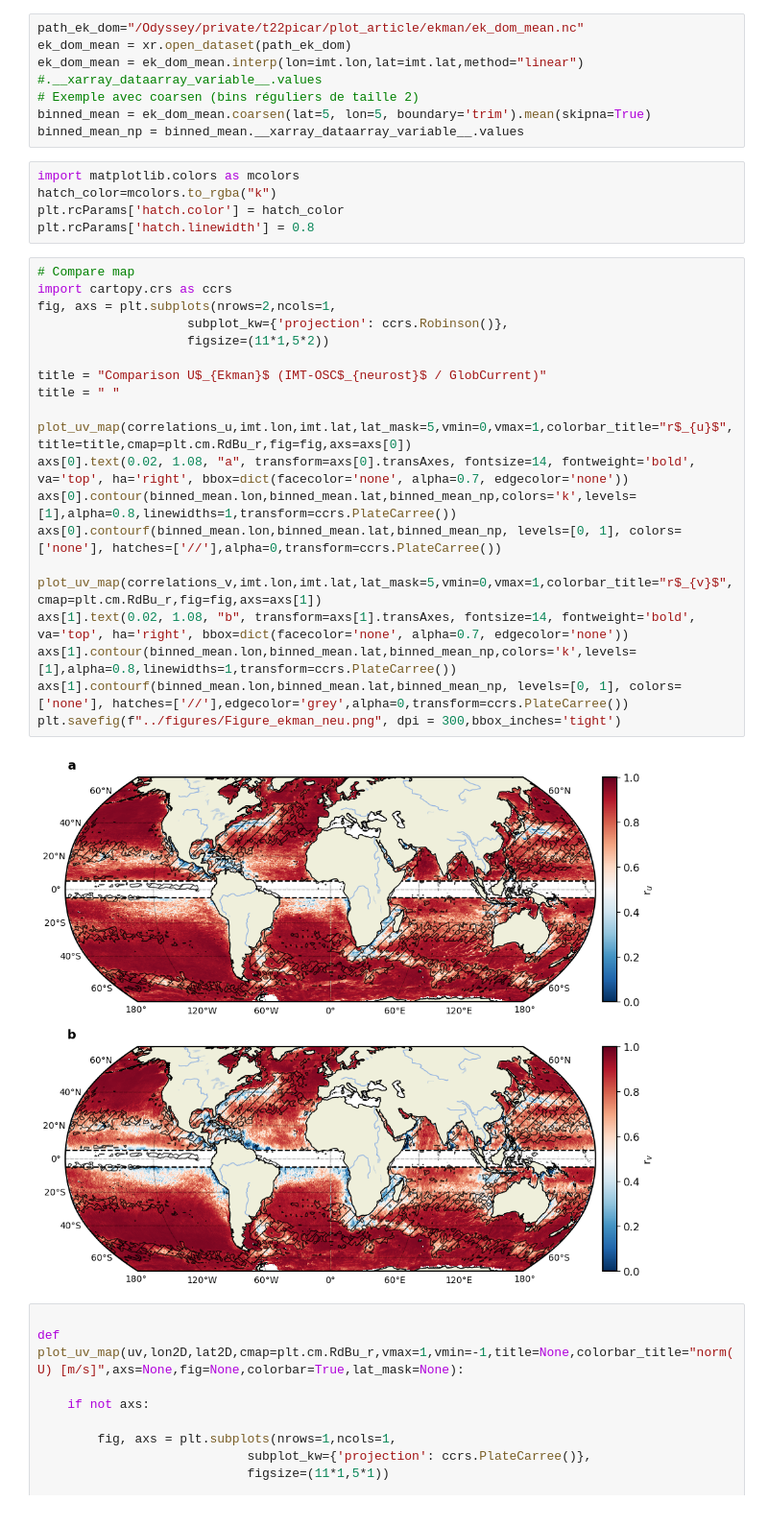
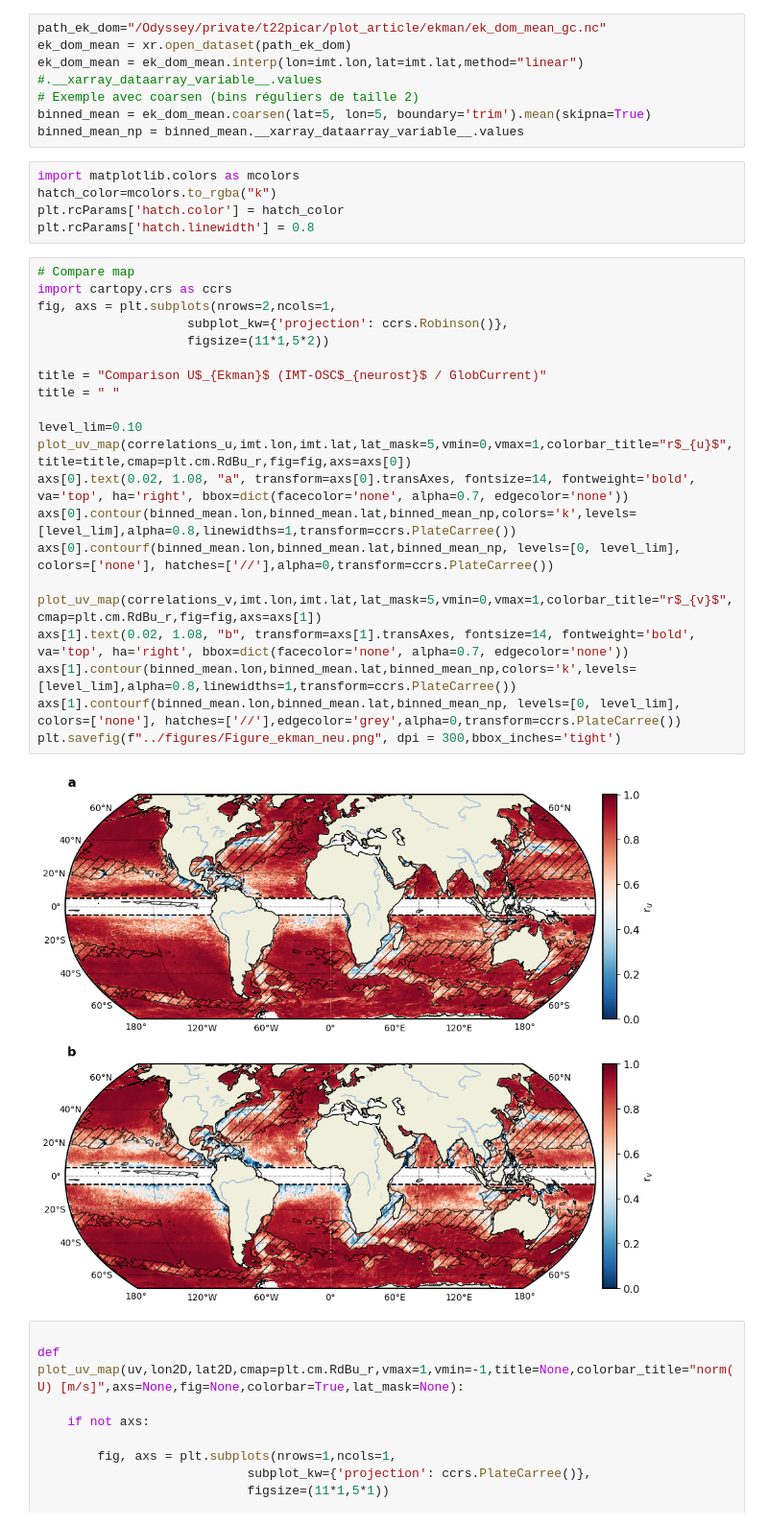
Before and after one commit to CIA-Oceanix/NOSC, a Jupyter notebook: code/plot_article/ekman/ekman_diff_neu.ipynb, the cells around one changed output. Shown at 96% size. Drawn from its saved outputs; the diff is of its cells as text.

Commit message:
Update ekman

```diff
--- a/code/plot_article/ekman/ekman_diff_neu.ipynb
+++ b/code/plot_article/ekman/ekman_diff_neu.ipynb
@@ -159,7 +159,7 @@ V_ekman = (imt.vgos - duacs.vgos).compute() #+ diff_mean_v
 # Calculer la corrélation le long de l'axe temporel (time)
 correlations_v = xr.corr(V_ekman, gc.ve, dim='time')
 # %%
-path_ek_dom="/Odyssey/private/t22picar/plot_article/ekman/ek_dom_mean.nc"
+path_ek_dom="/Odyssey/private/t22picar/plot_article/ekman/ek_dom_mean_gc.nc"
 ek_dom_mean = xr.open_dataset(path_ek_dom)
 ek_dom_mean = ek_dom_mean.interp(lon=imt.lon,lat=imt.lat,method="linear") #.__xarray_dataarray_variable__.values
 # Exemple avec coarsen (bins réguliers de taille 2)
@@ -173,25 +173,26 @@ plt.rcParams['hatch.linewidth'] = 0.8
 # %%
 # Compare map
 import cartopy.crs as ccrs
 fig, axs = plt.subplots(nrows=2,ncols=1,
                     subplot_kw={'projection': ccrs.Robinson()},
                     figsize=(11*1,5*2))
 
 title = "Comparison U$_{Ekman}$ (IMT-OSC$_{neurost}$ / GlobCurrent)"
 title = " "
 
+level_lim=0.10
 plot_uv_map(correlations_u,imt.lon,imt.lat,lat_mask=5,vmin=0,vmax=1,colorbar_title="r$_{u}$",title=title,cmap=plt.cm.RdBu_r,fig=fig,axs=axs[0])
 axs[0].text(0.02, 1.08, "a", transform=axs[0].transAxes, fontsize=14, fontweight='bold', va='top', ha='right', bbox=dict(facecolor='none', alpha=0.7, edgecolor='none'))
-axs[0].contour(binned_mean.lon,binned_mean.lat,binned_mean_np,colors='k',levels=[1],alpha=0.8,linewidths=1,transform=ccrs.PlateCarree())
-axs[0].contourf(binned_mean.lon,binned_mean.lat,binned_mean_np, levels=[0, 1], colors=['none'], hatches=['//'],alpha=0,transform=ccrs.PlateCarree())
+axs[0].contour(binned_mean.lon,binned_mean.lat,binned_mean_np,colors='k',levels=[level_lim],alpha=0.8,linewidths=1,transform=ccrs.PlateCarree())
+axs[0].contourf(binned_mean.lon,binned_mean.lat,binned_mean_np, levels=[0, level_lim], colors=['none'], hatches=['//'],alpha=0,transform=ccrs.PlateCarree())
 
 plot_uv_map(correlations_v,imt.lon,imt.lat,lat_mask=5,vmin=0,vmax=1,colorbar_title="r$_{v}$",cmap=plt.cm.RdBu_r,fig=fig,axs=axs[1])
 axs[1].text(0.02, 1.08, "b", transform=axs[1].transAxes, fontsize=14, fontweight='bold', va='top', ha='right', bbox=dict(facecolor='none', alpha=0.7, edgecolor='none'))
-axs[1].contour(binned_mean.lon,binned_mean.lat,binned_mean_np,colors='k',levels=[1],alpha=0.8,linewidths=1,transform=ccrs.PlateCarree())
-axs[1].contourf(binned_mean.lon,binned_mean.lat,binned_mean_np, levels=[0, 1], colors=['none'], hatches=['//'],edgecolor='grey',alpha=0,transform=ccrs.PlateCarree())
+axs[1].contour(binned_mean.lon,binned_mean.lat,binned_mean_np,colors='k',levels=[level_lim],alpha=0.8,linewidths=1,transform=ccrs.PlateCarree())
+axs[1].contourf(binned_mean.lon,binned_mean.lat,binned_mean_np, levels=[0, level_lim], colors=['none'], hatches=['//'],edgecolor='grey',alpha=0,transform=ccrs.PlateCarree())
 plt.savefig(f"../figures/Figure_ekman_neu.png", dpi = 300,bbox_inches='tight')
 # %% [output]
-[figure, old version]
+[figure, new version]
 # %%
 
 def plot_uv_map(uv,lon2D,lat2D,cmap=plt.cm.RdBu_r,vmax=1,vmin=-1,title=None,colorbar_title="norm(U) [m/s]",axs=None,fig=None,colorbar=True,lat_mask=None):
```
Also changed, not shown: 2 other files.
